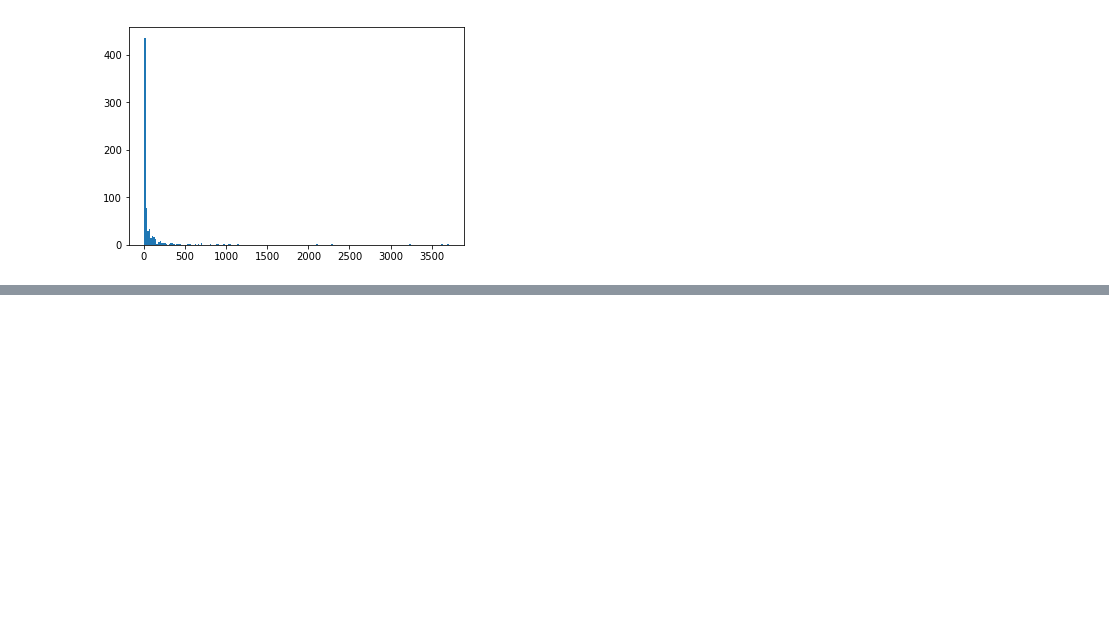
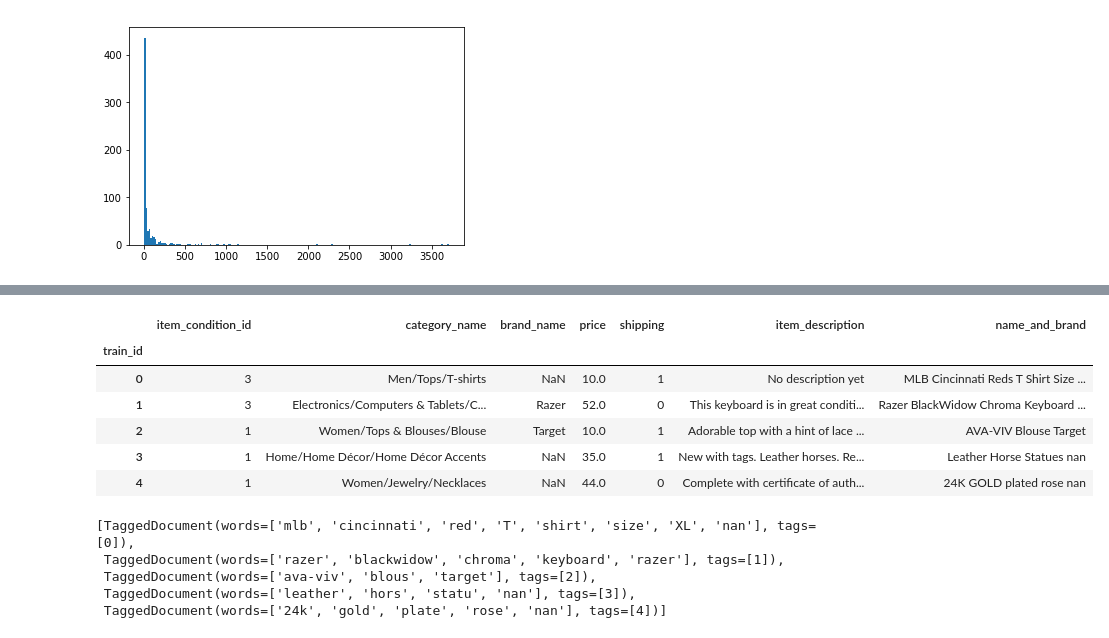
Before and after one commit to risoo10/mercari-price-prediction, a Jupyter notebook: notebooks/Predspracovanie.ipynb, the cells around one changed output, grey strips where cells are left out. Drawn from its saved outputs; the diff is of its cells as text; code cells hidden in the pictures; blank space fills up the shorter version.

Commit message:
Added name doc2vec transformation.

```diff
--- a/notebooks/Predspracovanie.ipynb
+++ b/notebooks/Predspracovanie.ipynb
@@ -77,0 +110,10 @@ data.head()
+# %%
+data.head()
+# %% [output]
+|  | item_condition_id | category_name | brand_name | price | shipping | item_description | name_and_brand |
+| train_id |  |  |  |  |  |  |  |
+| 0 | 3 | Men/Tops/T-shirts | NaN | 10.0 | 1 | No description yet | MLB Cincinnati Reds T Shirt Size ... |
+| 1 | 3 | Electronics/Computers & Tablets/C... | Razer | 52.0 | 0 | This keyboard is in great conditi... | Razer BlackWidow Chroma Keyboard ... |
+| 2 | 1 | Women/Tops & Blouses/Blouse | Target | 10.0 | 1 | Adorable top with a hint of lace ... | AVA-VIV Blouse Target |
+| 3 | 1 | Home/Home Décor/Home Décor Accents | NaN | 35.0 | 1 | New with tags. Leather horses. Re... | Leather Horse Statues nan |
+| 4 | 1 | Women/Jewelry/Necklaces | NaN | 44.0 | 0 | Complete with certificate of auth... | 24K GOLD plated rose nan |
@@ -77,0 +132,14 @@ data.head()
+# %%
+from gensim.models.doc2vec import Doc2Vec, TaggedDocument
+from gensim.test.utils import get_tmpfile
+
+data["name_and_brands"] = data["name_and_brand"].apply(lambda x: tokenize(x))
+
+documents = [TaggedDocument(words=doc, tags=[i]) for i, doc in enumerate(data["name_and_brands"])]
+documents[:5]
+# %% [output]
+[TaggedDocument(words=['mlb', 'cincinnati', 'red', 'T', 'shirt', 'size', 'XL', 'nan'], tags=[0]),
+ TaggedDocument(words=['razer', 'blackwidow', 'chroma', 'keyboard', 'razer'], tags=[1]),
+ TaggedDocument(words=['ava-viv', 'blous', 'target'], tags=[2]),
+ TaggedDocument(words=['leather', 'hors', 'statu', 'nan'], tags=[3]),
+ TaggedDocument(words=['24k', 'gold', 'plate', 'rose', 'nan'], tags=[4])]
```
Also changed, not shown: parts of 12 cells of this notebook.
